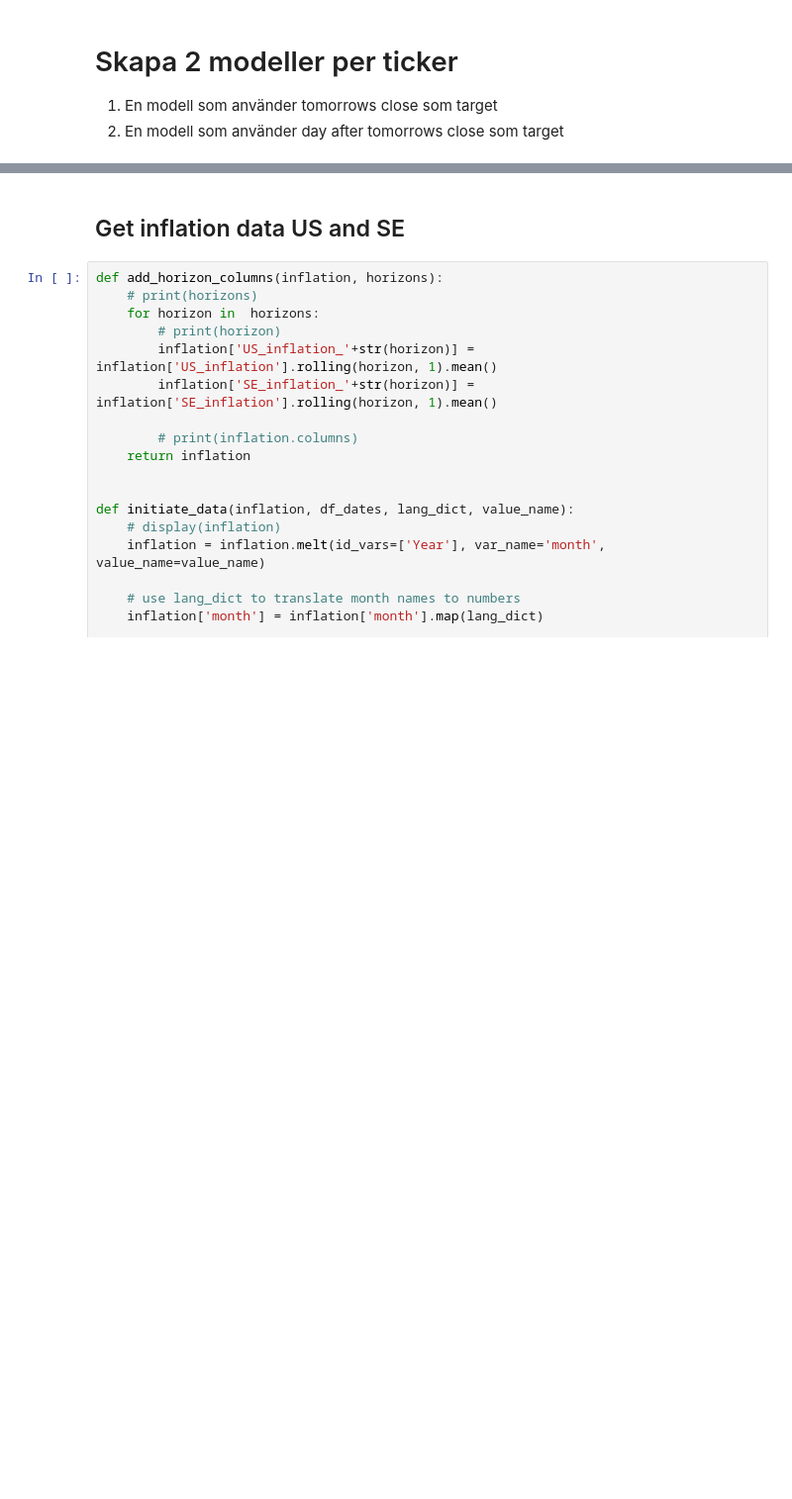
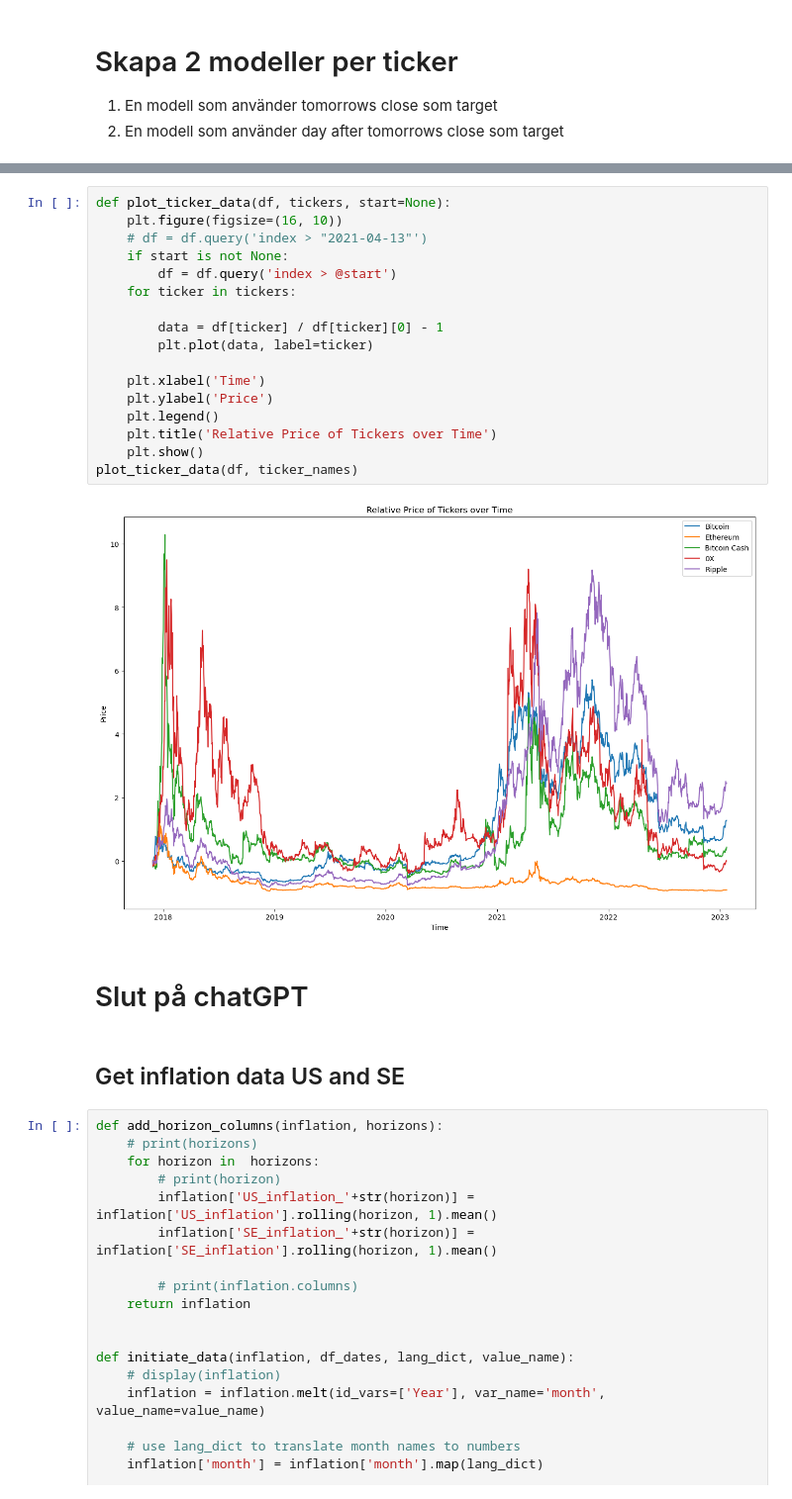
Before and after one commit to carokanns/the_new_Krypto, a Jupyter notebook: new_skapa_modeller.ipynb, the cells around one changed output, grey strips where cells are left out. Shown at 99% size. Drawn from its saved outputs; the diff is of its cells as text; blank space fills up the shorter version.

```diff
--- a/new_skapa_modeller.ipynb
+++ b/new_skapa_modeller.ipynb
@@ -62,3 +170,24 @@ plotly==5.3.1
+# %%
+def plot_ticker_data(df, tickers, start=None):
+    plt.figure(figsize=(16, 10))
+    # df = df.query('index > "2021-04-13"')
+    if start is not None:
+        df = df.query('index > @start')
+    for ticker in tickers:
+
+        data = df[ticker] / df[ticker][0] - 1
+        plt.plot(data, label=ticker)
+
+    plt.xlabel('Time')
+    plt.ylabel('Price')
+    plt.legend()
+    plt.title('Relative Price of Tickers over Time')
+    plt.show()
+plot_ticker_data(df, ticker_names)
+# %% [output]
+[figure, added]
+# %% [markdown]
+# Slut på chatGPT
 # %% [markdown]
 ## Get inflation data US and SE
 # %%
```
Also changed, not shown: parts of 23 cells of this notebook, 13 other files.
